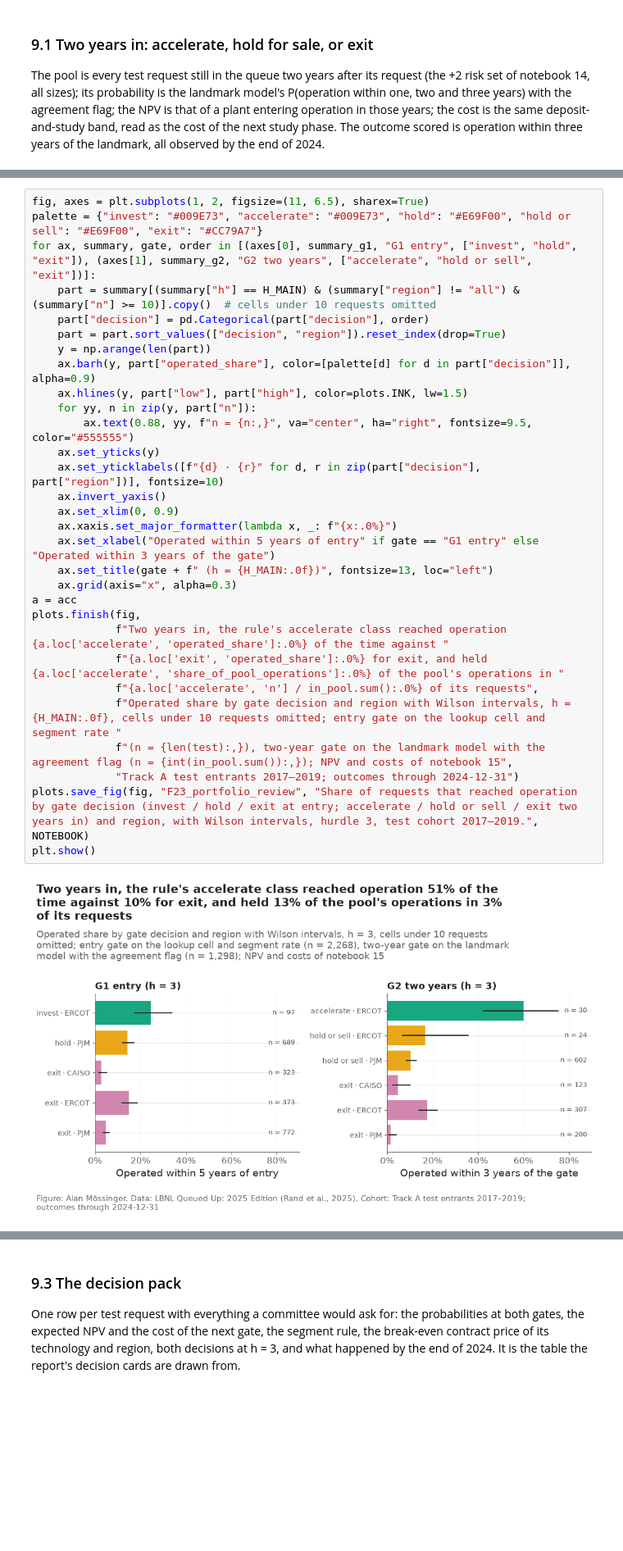
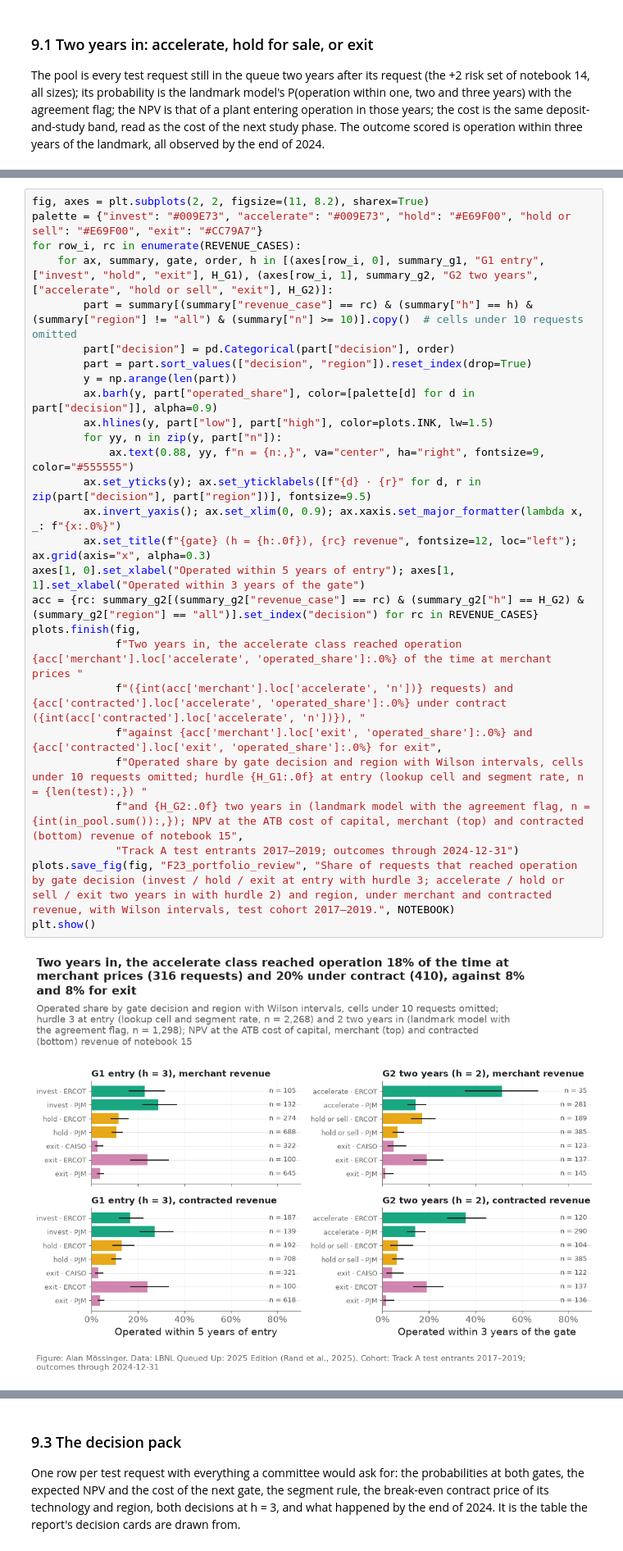
Before and after one commit to alanmossinger/Capstone, a Jupyter notebook: notebooks/16_portfolio.ipynb, the cells around one changed output, grey strips where cells are left out. Shown at 82% size. Cells and saved outputs as stored; diff of their text form; blank space fills up the shorter version.

```diff
--- a/notebooks/16_portfolio.ipynb
+++ b/notebooks/16_portfolio.ipynb
@@ -629,33 +642,30 @@ of 20 MW and more: 1,132 requests, 119 operations; accelerate holds 20 of them i
 # %%
-fig, axes = plt.subplots(1, 2, figsize=(11, 6.5), sharex=True)
+fig, axes = plt.subplots(2, 2, figsize=(11, 8.2), sharex=True)
 palette = {"invest": "#009E73", "accelerate": "#009E73", "hold": "#E69F00", "hold or sell": "#E69F00", "exit": "#CC79A7"}
-for ax, summary, gate, order in [(axes[0], summary_g1, "G1 entry", ["invest", "hold", "exit"]), (axes[1], summary_g2, "G2 two years", ["accelerate", "hold or sell", "exit"])]:
-    part = summary[(summary["h"] == H_MAIN) & (summary["region"] != "all") & (summary["n"] >= 10)].copy()  # cells under 10 requests omitted
-    part["decision"] = pd.Categorical(part["decision"], order)
-    part = part.sort_values(["decision", "region"]).reset_index(drop=True)
-    y = np.arange(len(part))
-    ax.barh(y, part["operated_share"], color=[palette[d] for d in part["decision"]], alpha=0.9)
-    ax.hlines(y, part["low"], part["high"], color=plots.INK, lw=1.5)
-    for yy, n in zip(y, part["n"]):
-        ax.text(0.88, yy, f"n = {n:,}", va="center", ha="right", fontsize=9.5, color="#555555")
-    ax.set_yticks(y)
-    ax.set_yticklabels([f"{d} · {r}" for d, r in zip(part["decision"], part["region"])], fontsize=10)
-    ax.invert_yaxis()
-    ax.set_xlim(0, 0.9)
-    ax.xaxis.set_major_formatter(lambda x, _: f"{x:.0%}")
-    ax.set_xlabel("Operated within 5 years of entry" if gate == "G1 entry" else "Operated within 3 years of the gate")
-    ax.set_title(gate + f" (h = {H_MAIN:.0f})", fontsize=13, loc="left")
-    ax.grid(axis="x", alpha=0.3)
-a = acc
+for row_i, rc in enumerate(REVENUE_CASES):
+    for ax, summary, gate, order, h in [(axes[row_i, 0], summary_g1, "G1 entry", ["invest", "hold", "exit"], H_G1), (axes[row_i, 1], summary_g2, "G2 two years", ["accelerate", "hold or sell", "exit"], H_G2)]:
+        part = summary[(summary["revenue_case"] == rc) & (summary["h"] == h) & (summary["region"] != "all") & (summary["n"] >= 10)].copy()  # cells under 10 requests omitted
+        part["decision"] = pd.Categorical(part["decision"], order)
+        part = part.sort_values(["decision", "region"]).reset_index(drop=True)
+        y = np.arange(len(part))
+        ax.barh(y, part["operated_share"], color=[palette[d] for d in part["decision"]], alpha=0.9)
+        ax.hlines(y, part["low"], part["high"], color=plots.INK, lw=1.5)
+        for yy, n in zip(y, part["n"]):
+            ax.text(0.88, yy, f"n = {n:,}", va="center", ha="right", fontsize=9, color="#555555")
+        ax.set_yticks(y); ax.set_yticklabels([f"{d} · {r}" for d, r in zip(part["decision"], part["region"])], fontsize=9.5)
+        ax.invert_yaxis(); ax.set_xlim(0, 0.9); ax.xaxis.set_major_formatter(lambda x, _: f"{x:.0%}")
+        ax.set_title(f"{gate} (h = {h:.0f}), {rc} revenue", fontsize=12, loc="left"); ax.grid(axis="x", alpha=0.3)
+axes[1, 0].set_xlabel("Operated within 5 years of entry"); axes[1, 1].set_xlabel("Operated within 3 years of the gate")
+acc = {rc: summary_g2[(summary_g2["revenue_case"] == rc) & (summary_g2["h"] == H_G2) & (summary_g2["region"] == "all")].set_index("decision") for rc in REVENUE_CASES}
 plots.finish(fig,
-             f"Two years in, the rule's accelerate class reached operation {a.loc['accelerate', 'operated_share']:.0%} of the time against "
-             f"{a.loc['exit', 'operated_share']:.0%} for exit, and held {a.loc['accelerate', 'share_of_pool_operations']:.0%} of the pool's operations in "
-             f"{a.loc['accelerate', 'n'] / in_pool.sum():.0%} of its requests",
-             f"Operated share by gate decision and region with Wilson intervals, h = {H_MAIN:.0f}, cells under 10 requests omitted; entry gate on the lookup cell and segment rate "
-             f"(n = {len(test):,}), two-year gate on the landmark model with the agreement flag (n = {int(in_pool.sum()):,}); NPV and costs of notebook 15",
+             f"Two years in, the accelerate class reached operation {acc['merchant'].loc['accelerate', 'operated_share']:.0%} of the time at merchant prices "
+             f"({int(acc['merchant'].loc['accelerate', 'n'])} requests) and {acc['contracted'].loc['accelerate', 'operated_share']:.0%} under contract ({int(acc['contracted'].loc['accelerate', 'n'])}), "
+             f"against {acc['merchant'].loc['exit', 'operated_share']:.0%} and {acc['contracted'].loc['exit', 'operated_share']:.0%} for exit",
+             f"Operated share by gate decision and region with Wilson intervals, cells under 10 requests omitted; hurdle {H_G1:.0f} at entry (lookup cell and segment rate, n = {len(test):,}) "
+             f"and {H_G2:.0f} two years in (landmark model with the agreement flag, n = {int(in_pool.sum()):,}); NPV at the ATB cost of capital, merchant (top) and contracted (bottom) revenue of notebook 15",
              "Track A test entrants 2017–2019; outcomes through 2024-12-31")
-plots.save_fig(fig, "F23_portfolio_review", "Share of requests that reached operation by gate decision (invest / hold / exit at entry; accelerate / hold or sell / exit two years in) and region, with Wilson intervals, hurdle 3, test cohort 2017–2019.", NOTEBOOK)
+plots.save_fig(fig, "F23_portfolio_review", "Share of requests that reached operation by gate decision (invest / hold / exit at entry with hurdle 3; accelerate / hold or sell / exit two years in with hurdle 2) and region, under merchant and contracted revenue, with Wilson intervals, test cohort 2017–2019.", NOTEBOOK)
 plt.show()
 # %% [output]
-[figure, old version]
+[figure, new version]
 # %% [markdown]
```
Also changed, not shown: parts of 13 cells of this notebook, 33 other files.
